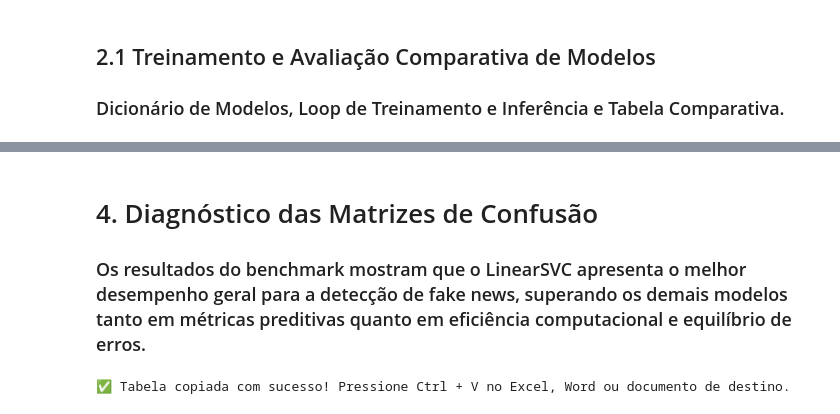
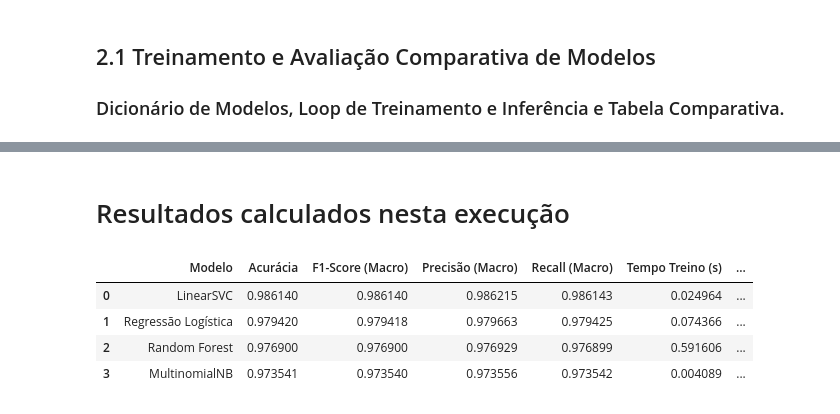
Before and after one commit to paiva-l/identificador-de-fake-news, a Jupyter notebook: notebooks/v1_baseline/03-benchmark-de-modelos.ipynb, the cells around one changed output, grey strips where cells are left out. Saved outputs shown, nothing was run; the diff lists cells and outputs as text; code cells hidden in the pictures.

```diff
--- a/notebooks/v1_baseline/03-benchmark-de-modelos.ipynb
+++ b/notebooks/v1_baseline/03-benchmark-de-modelos.ipynb
@@ -183,34 +155,11 @@ plt.show()
 # %% [markdown]
-# 4. Diagnóstico das Matrizes de Confusão
-### Os resultados do benchmark mostram que o LinearSVC apresenta o melhor desempenho geral para a detecção de fake news, superando os demais modelos tanto em métricas preditivas quanto em eficiência computacional e equilíbrio de erros.
+# Resultados calculados nesta execução
 # %%
-import pandas as pd
-
-# 1. Estruturação dos dados da tabela
-dados = {
-    "Modelo": [
-        "LinearSVC",
-        "Random Forest",
-        "Regressão Logística",
-        "MultinomialNB",
-    ],
-    "Acurácia": ["97,14%", "96,64%", "95,97%", "91,98%"],
-    "F1-Macro": ["97,14%", "96,64%", "95,97%", "91,98%"],
-    "Precisão-Macro": ["97,14%", "96,65%", "95,97%", "91,98%"],
-    "Recall-Macro": ["97,14%", "96,64%", "95,97%", "91,98%"],
-    "Treino (s)": ["0,027", "0,623", "0,046", "0,003"],
-    "Predição (s)": ["0,0006", "0,0268", "0,0007", "0,0007"],
-}
-
-df = pd.DataFrame(dados)
-
-# 2. Copia para o clipboard formatado com tabulação (\t)
-# Ideal para colar diretamente no Excel, Word, Google Sheets ou Notion
-df.to_clipboard(sep="\t", index=False)
-
-print(
-    "✅ Tabela copiada com sucesso! Pressione Ctrl + V no Excel, Word ou documento de destino."
-)
+display(df_benchmark)
 # %% [output]
-✅ Tabela copiada com sucesso! Pressione Ctrl + V no Excel, Word ou documento de destino.
+|  | Modelo | Acurácia | F1-Score (Macro) | Precisão (Macro) | Recall (Macro) | Tempo Treino (s) | ... |
+| 0 | LinearSVC | 0.986140 | 0.986140 | 0.986215 | 0.986143 | 0.024964 | ... |
+| 1 | Regressão Logística | 0.979420 | 0.979418 | 0.979663 | 0.979425 | 0.074366 | ... |
+| 2 | Random Forest | 0.976900 | 0.976900 | 0.976929 | 0.976899 | 0.591606 | ... |
+| 3 | MultinomialNB | 0.973541 | 0.973540 | 0.973556 | 0.973542 | 0.004089 | ... |
 # %% [markdown]
```
Also changed, not shown: parts of 13 cells of this notebook, 40 other files.
